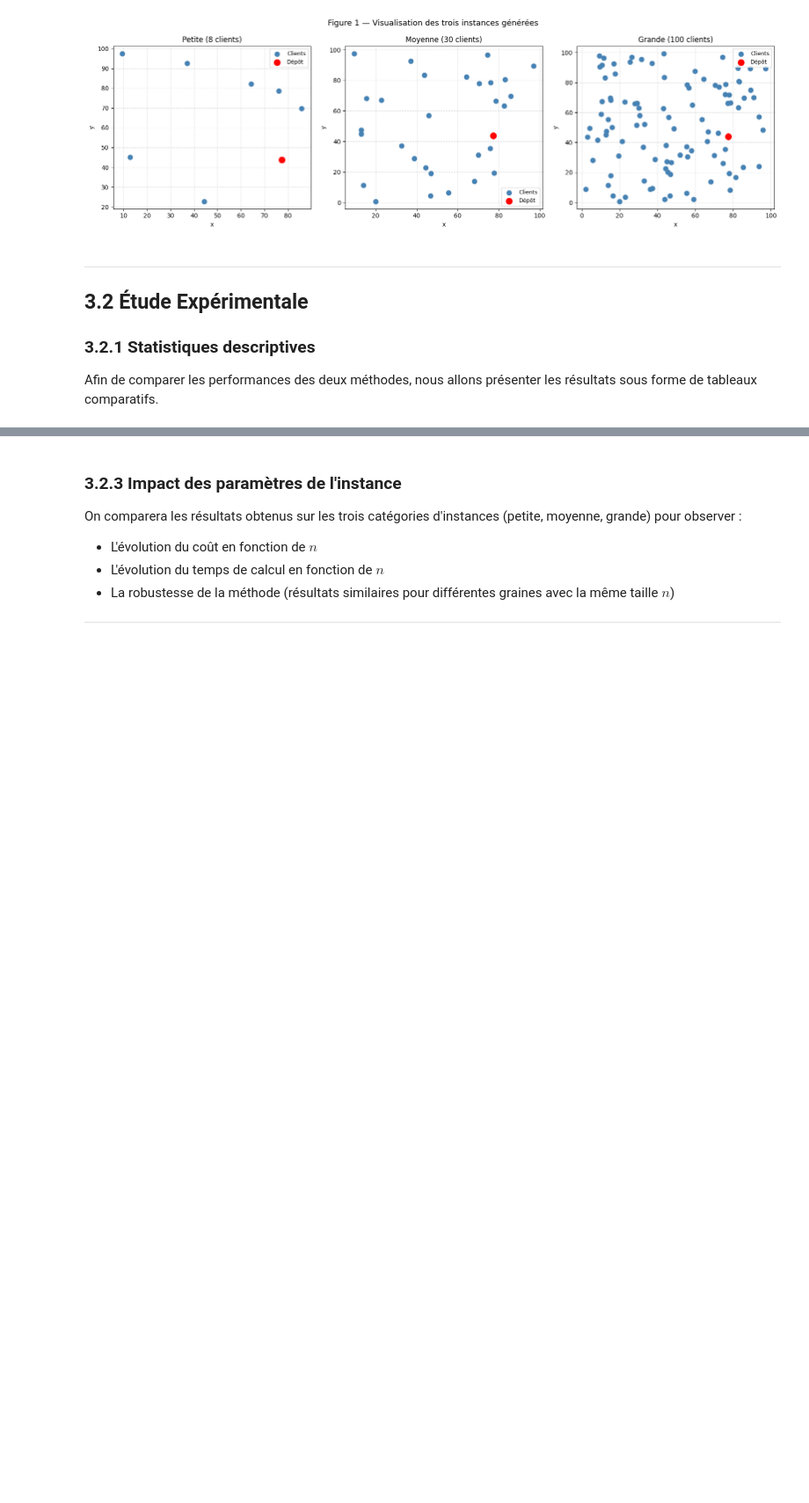
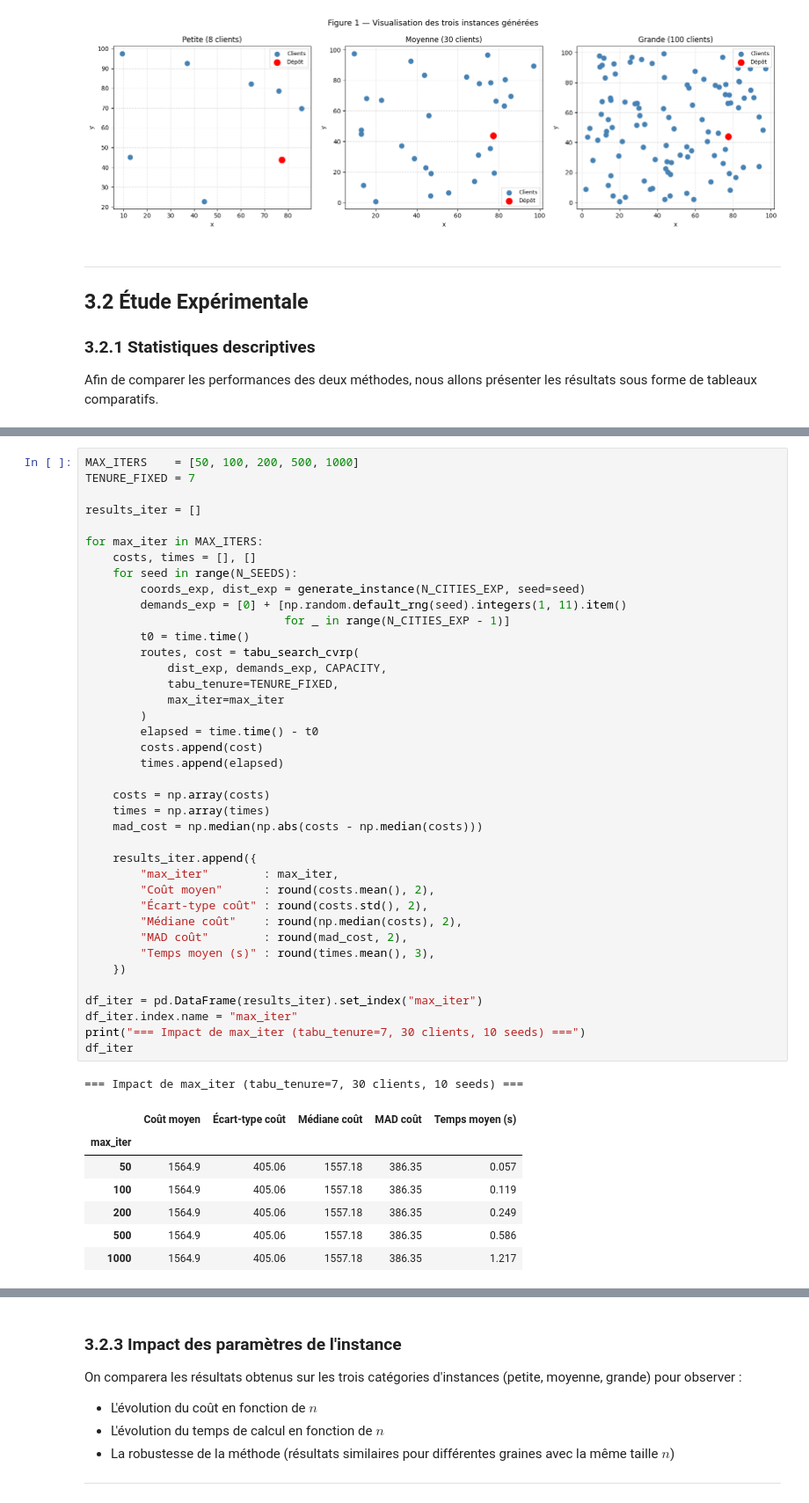
Before and after one commit to LonelyBadeline/CesiCDP, a Jupyter notebook: CesiCDP.ipynb, the cells around one changed output, grey strips where cells are left out. Shown at 88% size. Saved outputs shown, nothing was run; the diff lists cells and outputs as text; blank space fills up the shorter version.

```diff
--- a/CesiCDP.ipynb
+++ b/CesiCDP.ipynb
@@ -1609,0 +1699,48 @@ Nous varions les paramètres de la recherche tabou sur l'instance moyenne (30 cl
+# %%
+MAX_ITERS    = [50, 100, 200, 500, 1000]
+TENURE_FIXED = 7
+
+results_iter = []
+
+for max_iter in MAX_ITERS:
+    costs, times = [], []
+    for seed in range(N_SEEDS):
+        coords_exp, dist_exp = generate_instance(N_CITIES_EXP, seed=seed)
+        demands_exp = [0] + [np.random.default_rng(seed).integers(1, 11).item()
+                             for _ in range(N_CITIES_EXP - 1)]
+        t0 = time.time()
+        routes, cost = tabu_search_cvrp(
+            dist_exp, demands_exp, CAPACITY,
+            tabu_tenure=TENURE_FIXED,
+            max_iter=max_iter
+        )
+        elapsed = time.time() - t0
+        costs.append(cost)
+        times.append(elapsed)
+
+    costs = np.array(costs)
+    times = np.array(times)
+    mad_cost = np.median(np.abs(costs - np.median(costs)))
+
+    results_iter.append({
+        "max_iter"        : max_iter,
+        "Coût moyen"      : round(costs.mean(), 2),
+        "Écart-type coût" : round(costs.std(), 2),
+        "Médiane coût"    : round(np.median(costs), 2),
+        "MAD coût"        : round(mad_cost, 2),
+        "Temps moyen (s)" : round(times.mean(), 3),
+    })
+
+df_iter = pd.DataFrame(results_iter).set_index("max_iter")
+df_iter.index.name = "max_iter"
+print("=== Impact de max_iter (tabu_tenure=7, 30 clients, 10 seeds) ===")
+df_iter
+# %% [output]
+=== Impact de max_iter (tabu_tenure=7, 30 clients, 10 seeds) ===
+|  | Coût moyen | Écart-type coût | Médiane coût | MAD coût | Temps moyen (s) |
+| max_iter |  |  |  |  |  |
+| 50 | 1564.9 | 405.06 | 1557.18 | 386.35 | 0.057 |
+| 100 | 1564.9 | 405.06 | 1557.18 | 386.35 | 0.119 |
+| 200 | 1564.9 | 405.06 | 1557.18 | 386.35 | 0.249 |
+| 500 | 1564.9 | 405.06 | 1557.18 | 386.35 | 0.586 |
+| 1000 | 1564.9 | 405.06 | 1557.18 | 386.35 | 1.217 |
```
Also changed, not shown: parts of 13 cells of this notebook.
